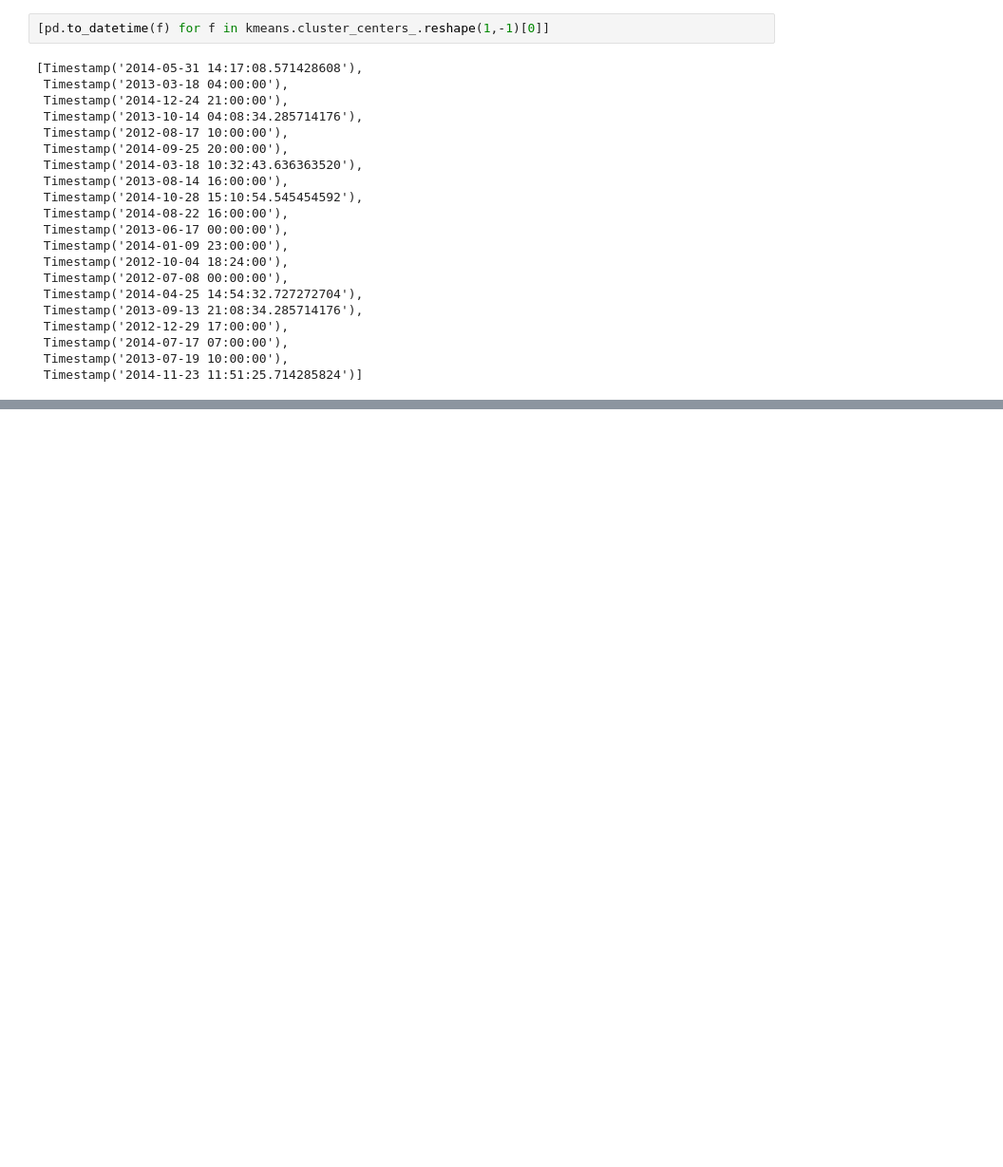
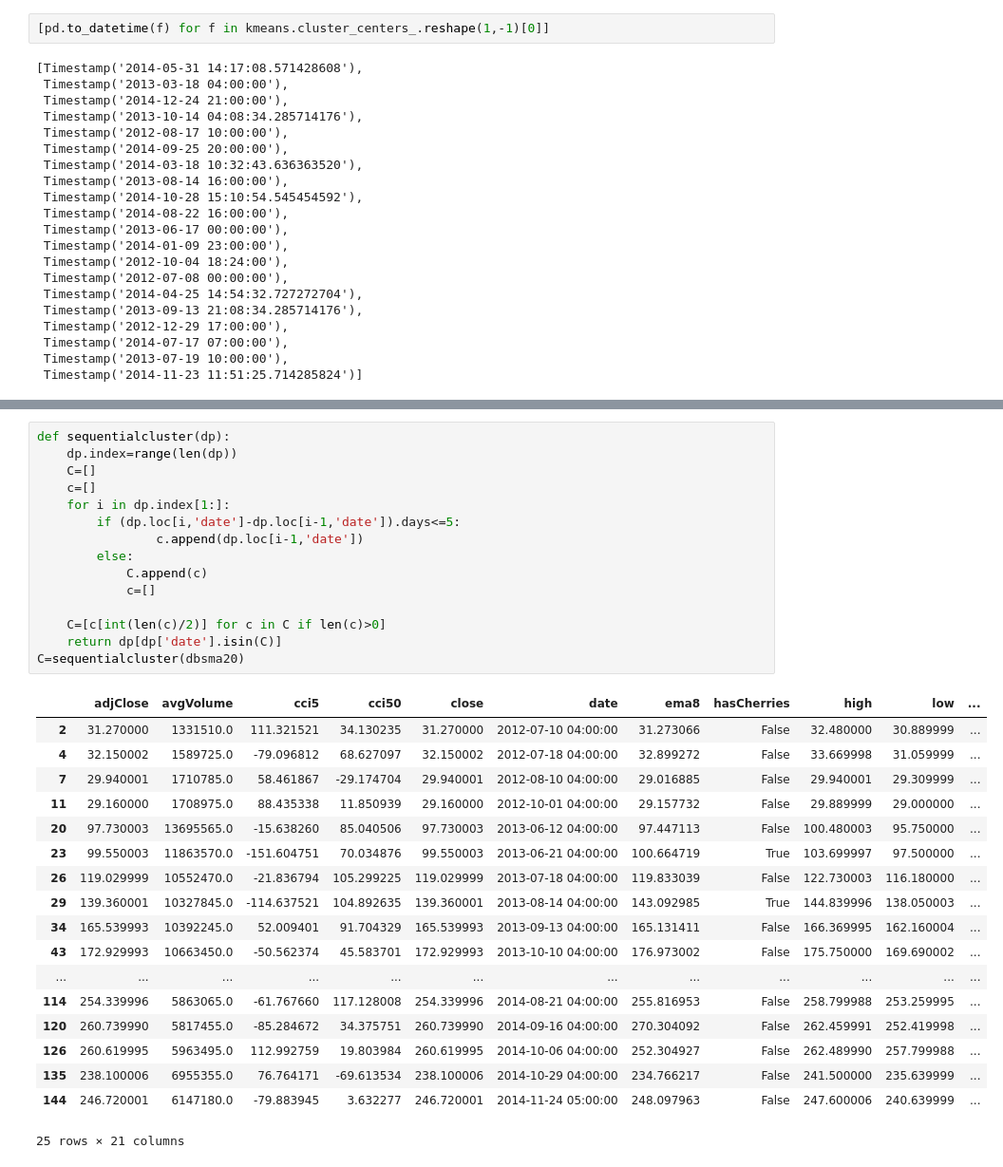
Before and after one commit to ajmal017/trade_analytics, a Jupyter notebook: trade_analytics/trade_analytics.ipynb, the cells around one changed output, grey strips where cells are left out. Shown: that part at 95% size. Cells and saved outputs as stored; diff of their text form; blank space fills up the shorter version.

```diff
--- a/trade_analytics/trade_analytics.ipynb
+++ b/trade_analytics/trade_analytics.ipynb
@@ -154,2 +177,36 @@ ValueError: Length of values does not match length of index
+# %%
+def sequentialcluster(dp):
+    dp.index=range(len(dp))
+    C=[]
+    c=[]
+    for i in dp.index[1:]:
+        if (dp.loc[i,'date']-dp.loc[i-1,'date']).days<=5:
+                c.append(dp.loc[i-1,'date'])
+        else:
+            C.append(c)
+            c=[]
+
+    C=[c[int(len(c)/2)] for c in C if len(c)>0]
+    return dp[dp['date'].isin(C)]
+C=sequentialcluster(dbsma20)
+# %% [output]
+|  | adjClose | avgVolume | cci5 | cci50 | close | date | ema8 | hasCherries | high | low | ... |
+| 2 | 31.270000 | 1331510.0 | 111.321521 | 34.130235 | 31.270000 | 2012-07-10 04:00:00 | 31.273066 | False | 32.480000 | 30.889999 | ... |
+| 4 | 32.150002 | 1589725.0 | -79.096812 | 68.627097 | 32.150002 | 2012-07-18 04:00:00 | 32.899272 | False | 33.669998 | 31.059999 | ... |
+| 7 | 29.940001 | 1710785.0 | 58.461867 | -29.174704 | 29.940001 | 2012-08-10 04:00:00 | 29.016885 | False | 29.940001 | 29.309999 | ... |
+| 11 | 29.160000 | 1708975.0 | 88.435338 | 11.850939 | 29.160000 | 2012-10-01 04:00:00 | 29.157732 | False | 29.889999 | 29.000000 | ... |
+| 20 | 97.730003 | 13695565.0 | -15.638260 | 85.040506 | 97.730003 | 2013-06-12 04:00:00 | 97.447113 | False | 100.480003 | 95.750000 | ... |
+| 23 | 99.550003 | 11863570.0 | -151.604751 | 70.034876 | 99.550003 | 2013-06-21 04:00:00 | 100.664719 | True | 103.699997 | 97.500000 | ... |
+| 26 | 119.029999 | 10552470.0 | -21.836794 | 105.299225 | 119.029999 | 2013-07-18 04:00:00 | 119.833039 | False | 122.730003 | 116.180000 | ... |
+| 29 | 139.360001 | 10327845.0 | -114.637521 | 104.892635 | 139.360001 | 2013-08-14 04:00:00 | 143.092985 | True | 144.839996 | 138.050003 | ... |
+| 34 | 165.539993 | 10392245.0 | 52.009401 | 91.704329 | 165.539993 | 2013-09-13 04:00:00 | 165.131411 | False | 166.369995 | 162.160004 | ... |
+| 43 | 172.929993 | 10663450.0 | -50.562374 | 45.583701 | 172.929993 | 2013-10-10 04:00:00 | 176.973002 | False | 175.750000 | 169.690002 | ... |
+| ... | ... | ... | ... | ... | ... | ... | ... | ... | ... | ... | ... |
+| 114 | 254.339996 | 5863065.0 | -61.767660 | 117.128008 | 254.339996 | 2014-08-21 04:00:00 | 255.816953 | False | 258.799988 | 253.259995 | ... |
+| 120 | 260.739990 | 5817455.0 | -85.284672 | 34.375751 | 260.739990 | 2014-09-16 04:00:00 | 270.304092 | False | 262.459991 | 252.419998 | ... |
+| 126 | 260.619995 | 5963495.0 | 112.992759 | 19.803984 | 260.619995 | 2014-10-06 04:00:00 | 252.304927 | False | 262.489990 | 257.799988 | ... |
+| 135 | 238.100006 | 6955355.0 | 76.764171 | -69.613534 | 238.100006 | 2014-10-29 04:00:00 | 234.766217 | False | 241.500000 | 235.639999 | ... |
+| 144 | 246.720001 | 6147180.0 | -79.883945 | 3.632277 | 246.720001 | 2014-11-24 05:00:00 | 248.097963 | False | 247.600006 | 240.639999 | ... |
+25 rows × 21 columns
 # %%
 
```
Also changed, not shown: parts of 11 cells of this notebook, 5 other files.
